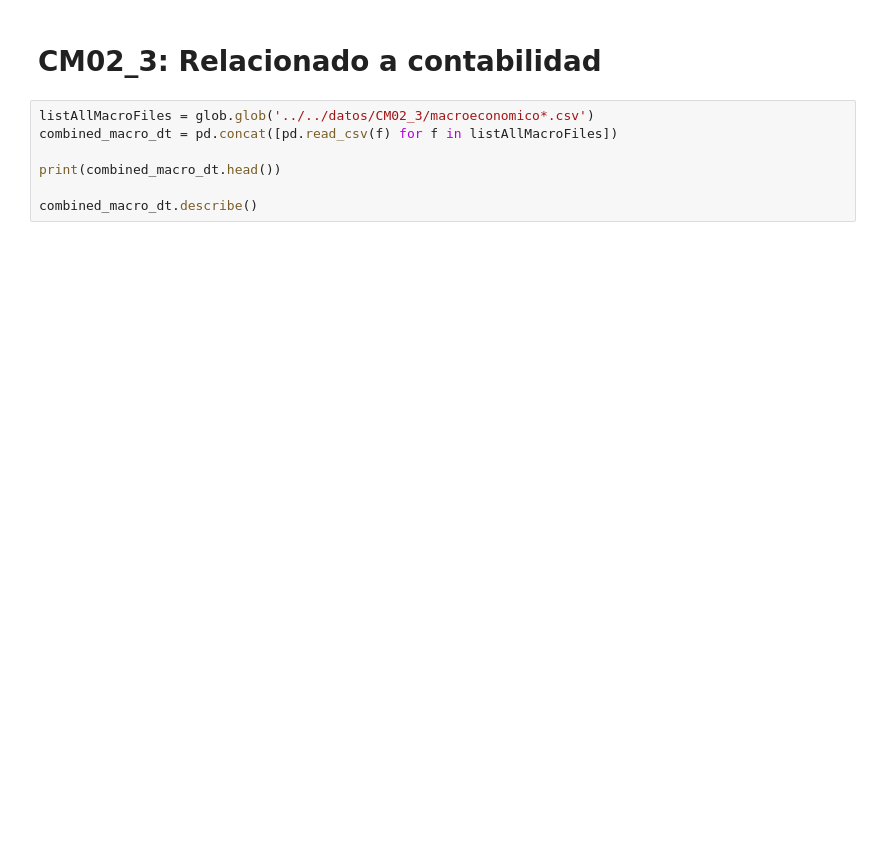
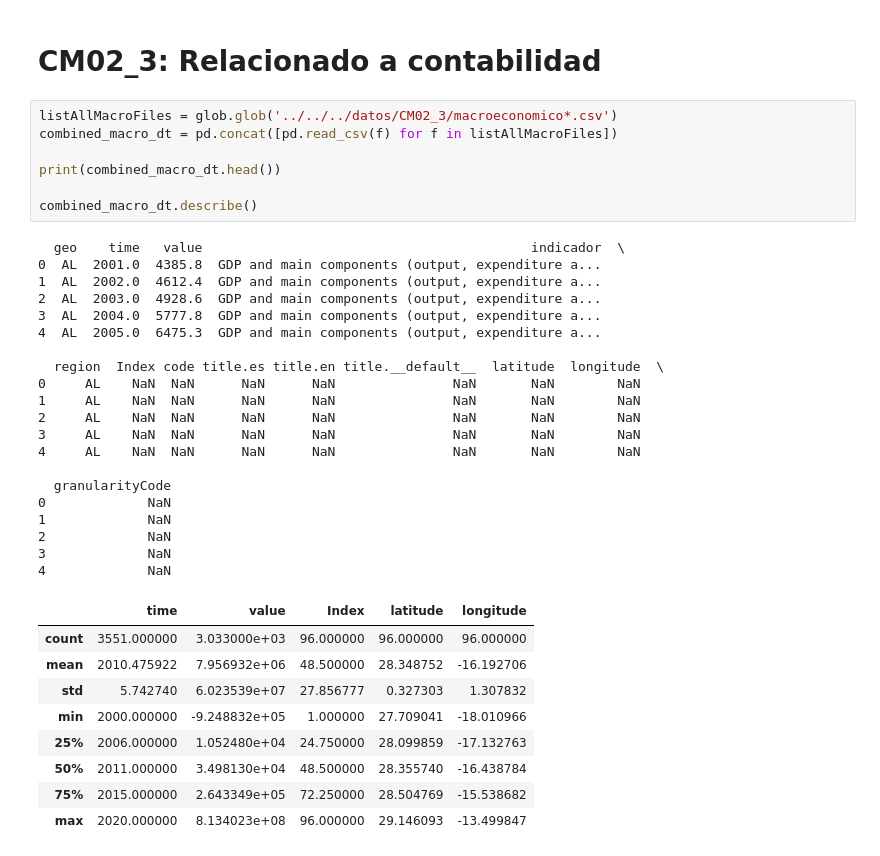
Before and after one commit to miracFence/Datathon-Gran-Canaria, a Jupyter notebook: Smart Destinations/Analisis/CM_02_Analysis.ipynb, the cells around one changed output. Cells and saved outputs as stored; diff of their text form; blank space fills up the shorter version.

```diff
--- a/Smart Destinations/Analisis/CM_02_Analysis.ipynb
+++ b/Smart Destinations/Analisis/CM_02_Analysis.ipynb
@@ -122,9 +299,39 @@ combined_estancia_dt.describe()
 # %% [markdown]
 # CM02_3: Relacionado a contabilidad
 # %%
-listAllMacroFiles = glob.glob('../../datos/CM02_3/macroeconomico*.csv')
+listAllMacroFiles = glob.glob('../../../datos/CM02_3/macroeconomico*.csv')
 combined_macro_dt = pd.concat([pd.read_csv(f) for f in listAllMacroFiles])
 
 print(combined_macro_dt.head())
 
 combined_macro_dt.describe()
+# %% [output]
+  geo    time   value                                          indicador  \
+0  AL  2001.0  4385.8  GDP and main components (output, expenditure a...
+1  AL  2002.0  4612.4  GDP and main components (output, expenditure a...
+2  AL  2003.0  4928.6  GDP and main components (output, expenditure a...
+3  AL  2004.0  5777.8  GDP and main components (output, expenditure a...
+4  AL  2005.0  6475.3  GDP and main components (output, expenditure a...
+
+  region  Index code title.es title.en title.__default__  latitude  longitude  \
+0     AL    NaN  NaN      NaN      NaN               NaN       NaN        NaN
+1     AL    NaN  NaN      NaN      NaN               NaN       NaN        NaN
+2     AL    NaN  NaN      NaN      NaN               NaN       NaN        NaN
+3     AL    NaN  NaN      NaN      NaN               NaN       NaN        NaN
+4     AL    NaN  NaN      NaN      NaN               NaN       NaN        NaN
+
+  granularityCode
+0             NaN
+1             NaN
+2             NaN
+3             NaN
+4             NaN
+|  | time | value | Index | latitude | longitude |
+| count | 3551.000000 | 3.033000e+03 | 96.000000 | 96.000000 | 96.000000 |
+| mean | 2010.475922 | 7.956932e+06 | 48.500000 | 28.348752 | -16.192706 |
+| std | 5.742740 | 6.023539e+07 | 27.856777 | 0.327303 | 1.307832 |
+| min | 2000.000000 | -9.248832e+05 | 1.000000 | 27.709041 | -18.010966 |
+| 25% | 2006.000000 | 1.052480e+04 | 24.750000 | 28.099859 | -17.132763 |
+| 50% | 2011.000000 | 3.498130e+04 | 48.500000 | 28.355740 | -16.438784 |
+| 75% | 2015.000000 | 2.643349e+05 | 72.250000 | 28.504769 | -15.538682 |
+| max | 2020.000000 | 8.134023e+08 | 96.000000 | 29.146093 | -13.499847 |
```
Also changed, not shown: parts of 21 cells of this notebook, 27 other files.
